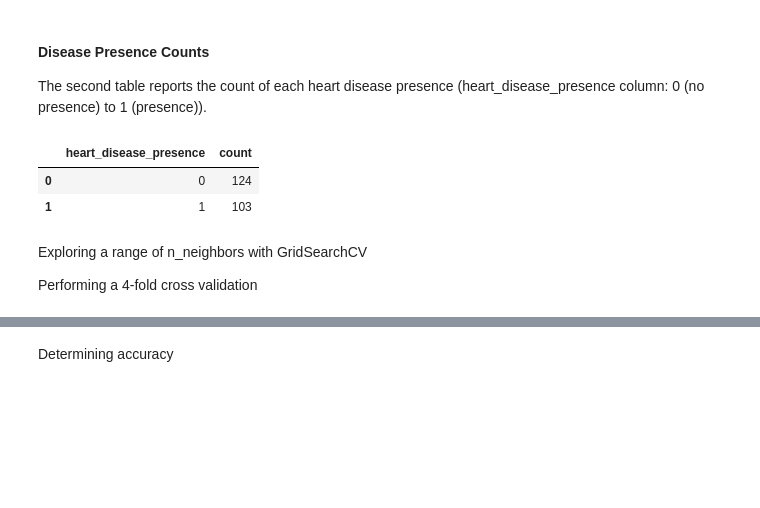
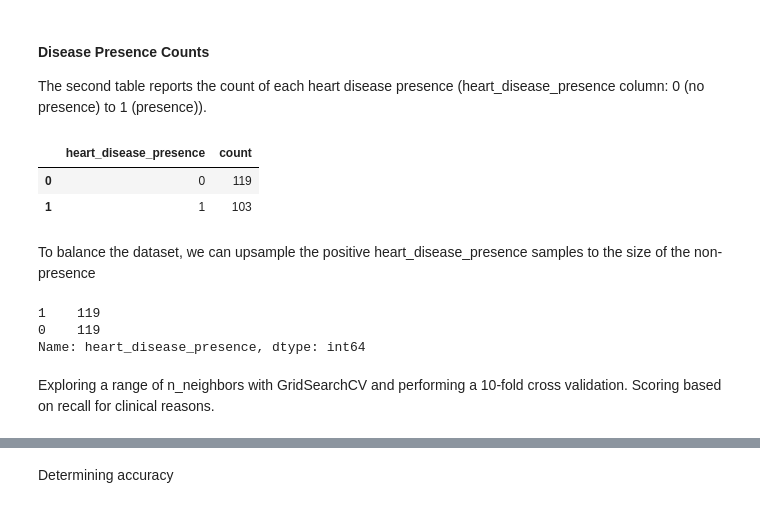
Before and after one commit to CCWebb14/DSCI100_Group_Project, a Jupyter notebook: final_project_file_0-1.ipynb, the cells around one changed output, grey strips where cells are left out. Drawn from its saved outputs; the diff is of its cells as text; code cells hidden in the pictures; blank space fills up the shorter version.

```diff
--- a/final_project_file_0-1.ipynb
+++ b/final_project_file_0-1.ipynb
@@ -101,4 +101,6 @@ url = 'https://github.com/CCWebb14/DSCI100_Group_Project/blob/main/data/processe
 
 # Read in data and isolate predictors
 
-cleveland = pd.read_csv(url, names=col_names)[['trestbps', 'chol', 'thalach', 'oldpeak', 'heart_disease_presence']]
+cleveland = pd.read_csv(url, names=col_names)
+
+cleveland
@@ -137,0 +125,10 @@ cleveland_scaled = cleveland_preprocessor.fit_transform(cleveland)
+# %%
+cleveland = cleveland[~cleveland.isin(['?']).any(axis=1)]
+def replace_values_greater_than_1(value):
+    if value > 1:
+        return 1
+    else:
+        return value
+
+cleveland['heart_disease_presence'] = cleveland['heart_disease_presence'].apply(replace_values_greater_than_1)
+cleveland
@@ -138,6 +154,6 @@ cleveland_scaled = cleveland_preprocessor.fit_transform(cleveland)
 # %% [markdown]
 Split into training and testing
 # %%
-cleveland_train, cleveland_test = train_test_split(cleveland_scaled, test_size=0.25, random_state=330)
+cleveland_train, cleveland_test = train_test_split(cleveland, test_size=0.25, random_state=330)
 cleveland_train
 # %% [output]
@@ -160,13 +175,37 @@ y_train = cleveland_train['heart_disease_presence']
+# %%
+cleveland_preprocessor = make_column_transformer(
+    (StandardScaler(), ['age', 'sex', 'cp', 'trestbps', 'chol', 'fbs', 'restecg', 'thalach', 'exang', 'oldpeak', 'slope', 'ca', 'thal']),
+    remainder = 'passthrough',
+    verbose_feature_names_out=False
+)
+
+cleveland_train_scaled = cleveland_preprocessor.fit_transform(cleveland_train)
+cleveland_test_scaled = cleveland_preprocessor.fit_transform(cleveland_test)
 # %% [markdown]
 #### Disease Presence Counts
 
 The second table reports the count of each heart disease presence (heart_disease_presence column: 0 (no presence) to 1 (presence)).
 # %%
-disease_presence_counts = pd.DataFrame(cleveland_train['heart_disease_presence'].value_counts()).reset_index().rename(
+disease_presence_counts = pd.DataFrame(cleveland_train_scaled['heart_disease_presence'].value_counts()).reset_index().rename(
     columns={'index': 'heart_disease_presence', 'heart_disease_presence':'count'})
 
 disease_presence_counts
 # %% [output]
 |  | heart_disease_presence | count |
-| 0 | 0 | 124 |
+| 0 | 0 | 119 |
 | 1 | 1 | 103 |
+# %% [markdown]
+To balance the dataset, we can upsample the positive heart_disease_presence samples to the size of the non-presence
+# %%
+positive_heart_disease = cleveland_train_scaled[cleveland_train_scaled['heart_disease_presence'] == 1]
+negative_heart_disease = cleveland_train_scaled[cleveland_train_scaled['heart_disease_presence'] == 0]
+
+positive_heart_disease_upsample = resample(
+    positive_heart_disease, n_samples=negative_heart_disease.shape[0]
+)
+upsampled_positive_heart_disease = pd.concat((positive_heart_disease_upsample, negative_heart_disease))
+upsampled_positive_heart_disease['heart_disease_presence'].value_counts()
+# %% [output]
+1    119
+0    119
+Name: heart_disease_presence, dtype: int64
@@ -173,6 +215,4 @@ disease_presence_counts
 # %% [markdown]
-Exploring a range of n_neighbors with GridSearchCV
-
-Performing a 4-fold cross validation
+Exploring a range of n_neighbors with GridSearchCV and performing a 10-fold cross validation. Scoring based on recall for clinical reasons.
 # %%
 param_grid = {
```
Also changed, not shown: parts of 24 cells of this notebook.
